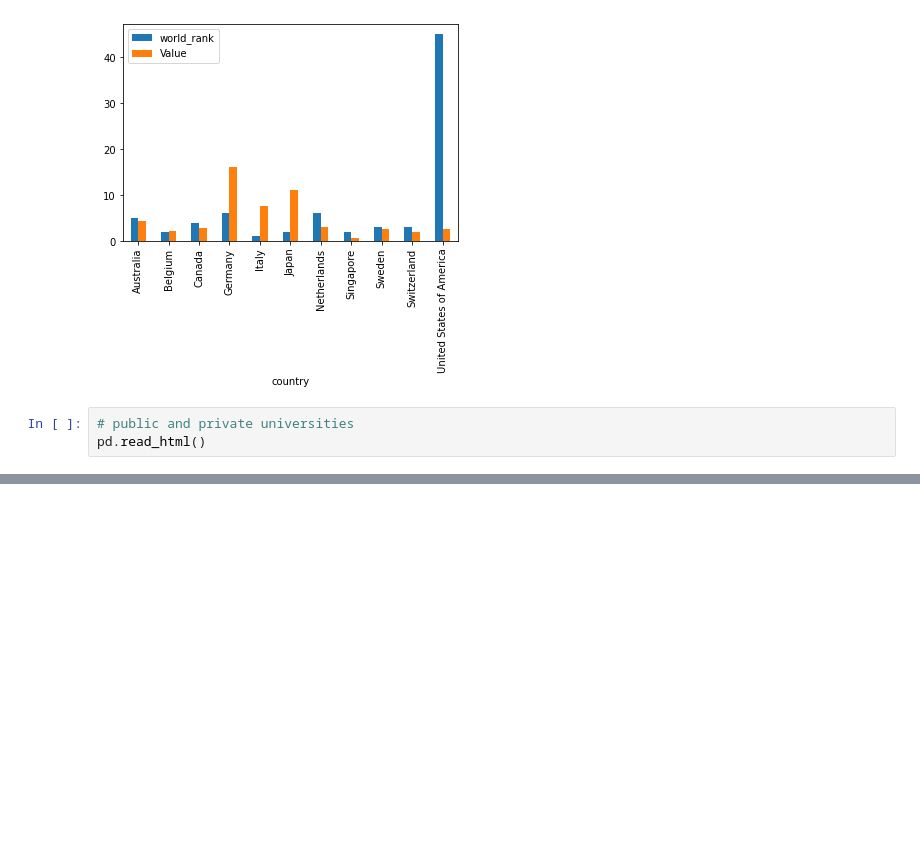
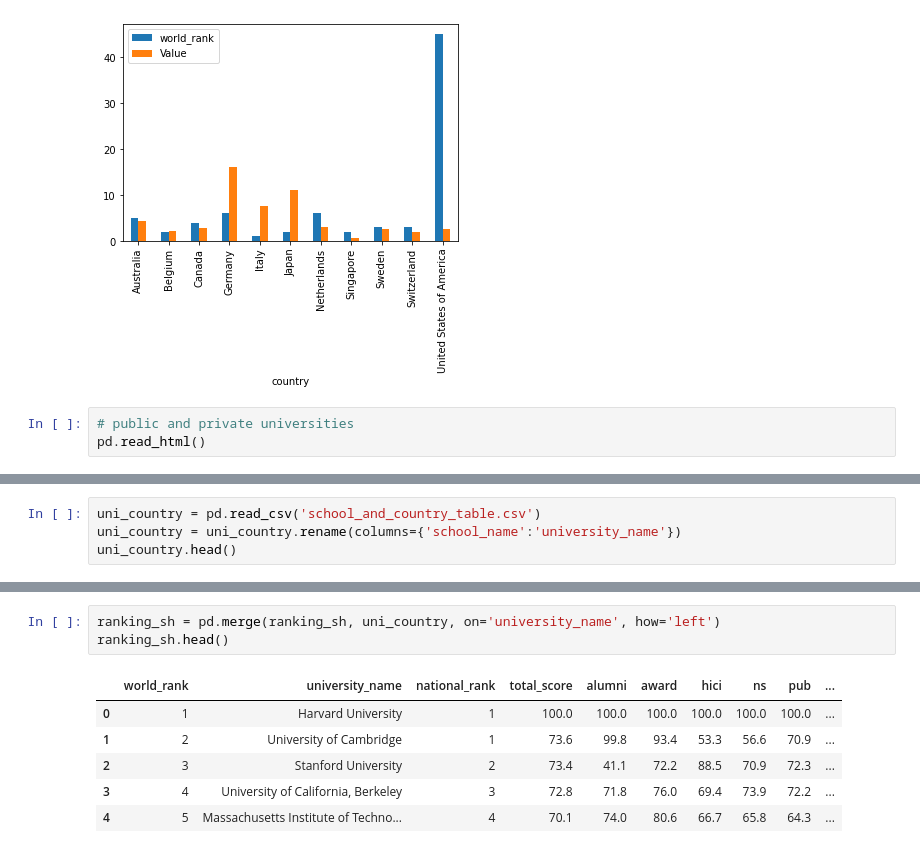
Before and after one commit to aarthy-22/data-science-projects, a Jupyter notebook: university rankings project/university_ranking_analysis.ipynb, the cells around one changed output, grey strips where cells are left out. Drawn from its saved outputs; the diff is of its cells as text; blank space fills up the shorter version.

```diff
--- a/university rankings project/university_ranking_analysis.ipynb
+++ b/university rankings project/university_ranking_analysis.ipynb
@@ -118,0 +132,4 @@ pd.read_html()
+# %%
+uni_country = pd.read_csv('school_and_country_table.csv')
+uni_country = uni_country.rename(columns={'school_name':'university_name'})
+uni_country.head()
@@ -118,0 +143,10 @@ pd.read_html()
+# %%
+ranking_sh = pd.merge(ranking_sh, uni_country, on='university_name', how='left')
+ranking_sh.head()
+# %% [output]
+|  | world_rank | university_name | national_rank | total_score | alumni | award | hici | ns | pub | ... |
+| 0 | 1 | Harvard University | 1 | 100.0 | 100.0 | 100.0 | 100.0 | 100.0 | 100.0 | ... |
+| 1 | 2 | University of Cambridge | 1 | 73.6 | 99.8 | 93.4 | 53.3 | 56.6 | 70.9 | ... |
+| 2 | 3 | Stanford University | 2 | 73.4 | 41.1 | 72.2 | 88.5 | 70.9 | 72.3 | ... |
+| 3 | 4 | University of California, Berkeley | 3 | 72.8 | 71.8 | 76.0 | 69.4 | 73.9 | 72.2 | ... |
+| 4 | 5 | Massachusetts Institute of Techno... | 4 | 70.1 | 74.0 | 80.6 | 66.7 | 65.8 | 64.3 | ... |
```
Also changed, not shown: parts of 2 cells of this notebook.
